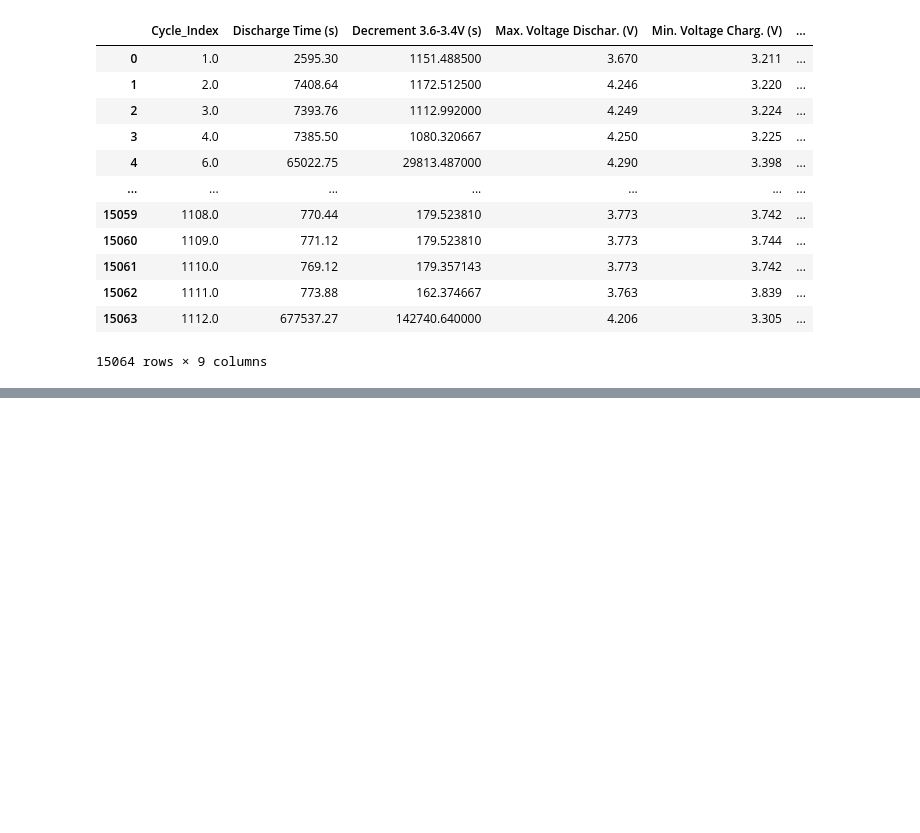
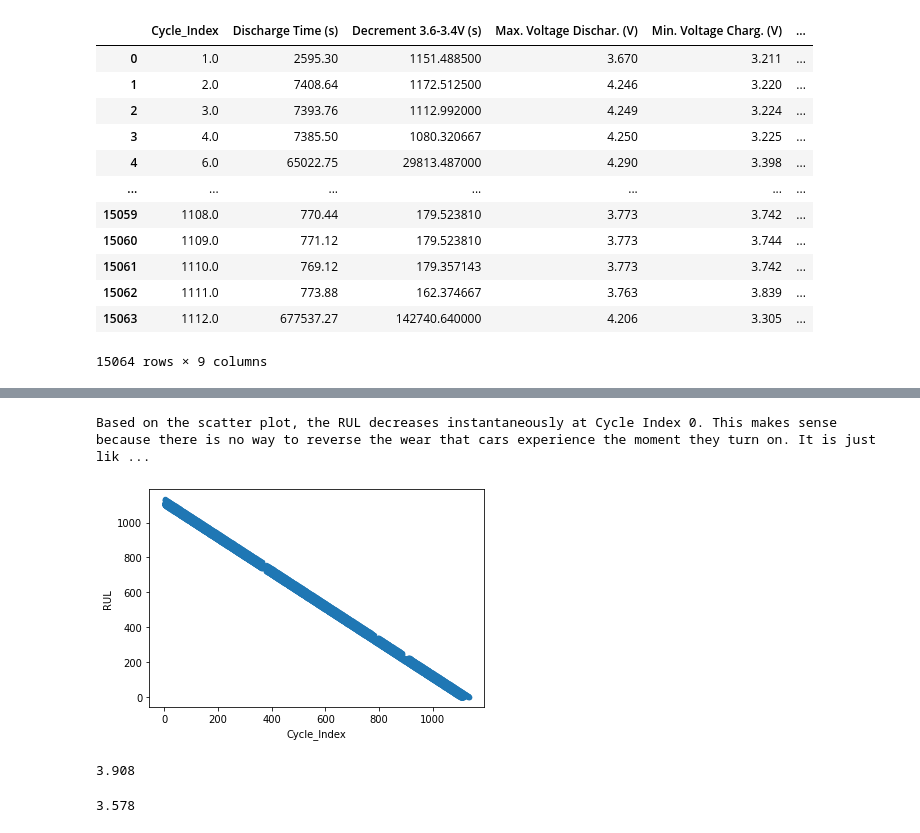
Before and after one commit to MellaBellaa/HtH_Summer_Build, a Jupyter notebook: Finding-an-Interesting-Dataset-MellaMyrick/Battery_data.ipynb, the cells around one changed output, grey strips where cells are left out. Cells and saved outputs as stored; diff of their text form; code cells hidden in the pictures; blank space fills up the shorter version.

```diff
--- a/Finding-an-Interesting-Dataset-MellaMyrick/Battery_data.ipynb
+++ b/Finding-an-Interesting-Dataset-MellaMyrick/Battery_data.ipynb
@@ -62,3 +111,10 @@ battery_life_data
 # %%
 # Answering question 6: At what cycle does the RUL decrease?
+# %%
+battery_life_data.plot.scatter(x = 'Cycle_Index', y = 'RUL')
+
+print("Based on the scatter plot, the RUL decreases instantaneously at Cycle Index 0. This makes sense because there is no way to reverse the wear that cars experience the moment they turn on. It is just like how most passenger vehicles depreciate in value the moment the owner purchases them and takes them off the lot.")
+# %% [output]
+Based on the scatter plot, the RUL decreases instantaneously at Cycle Index 0. This makes sense because there is no way to reverse the wear that cars experience the moment they turn on. It is just lik ...
+[figure, added]
 # %%
@@ -66,3 +122,8 @@ battery_life_data
 # %%
 # Answering question 8: What is the average max voltage discharge?
+# %%
+avg_max_volt_discharge = battery_life_data['Max. Voltage Dischar. (V)'].mean()
+print(avg_max_volt_discharge.round(3))
+# %% [output]
+3.908
 # %%
@@ -70,2 +131,7 @@ battery_life_data
+# %%
+avg_min_volt_charge = battery_life_data['Min. Voltage Charg. (V)'].mean()
+print(avg_min_volt_charge.round(3))
+# %% [output]
+3.578
 # %%
 # Answering question 10: What type of regression does the data have?
```
Also changed, not shown: parts of 14 cells of this notebook, 1 other file.
